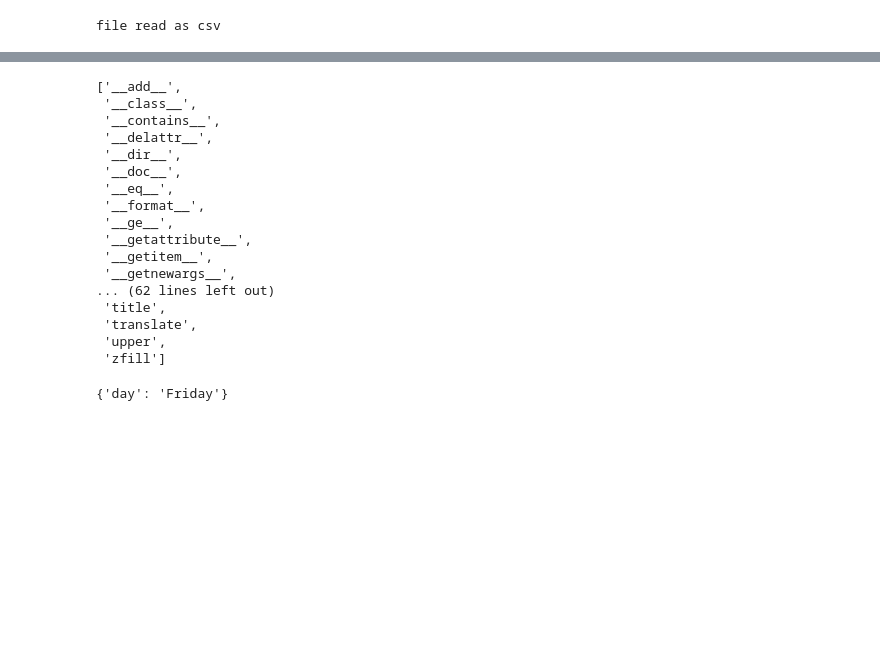
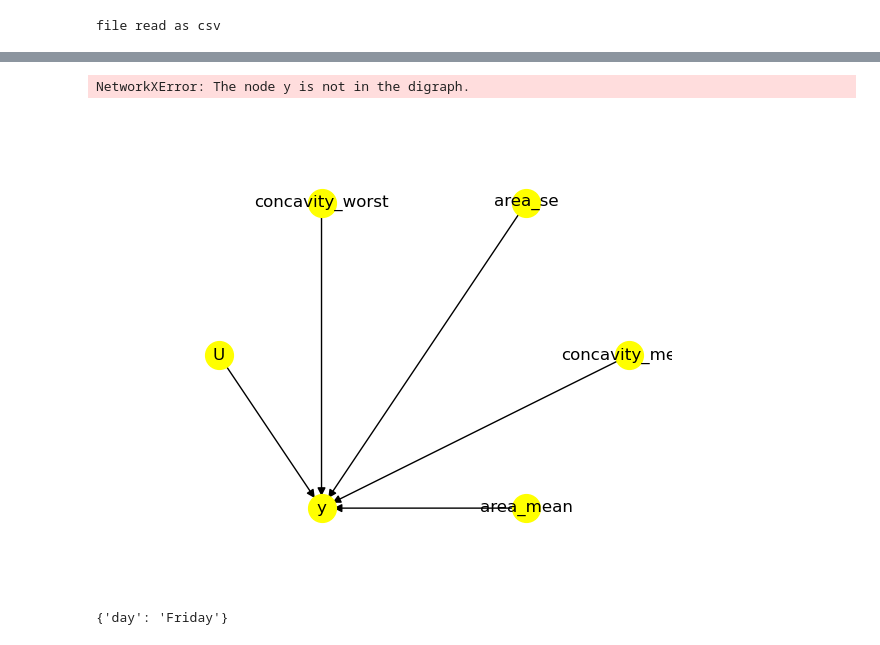
Before and after one commit to Casualty-Challenge/Breast_Cancer_Causality_Inference, a Jupyter notebook: notebooks/causalInference.ipynb, the cells around one changed output, grey strips where cells are left out. Cells and saved outputs as stored; diff of their text form; code cells hidden in the pictures; blank space fills up the shorter version.

```diff
--- a/notebooks/causalInference.ipynb
+++ b/notebooks/causalInference.ipynb
@@ -49,0 +47,2 @@ model = CausalModel(
+# %%
+d["dot_graph"] = 'digraph { U[label="Unobserved Confounders"];area_mean->Diagnosis;concavity_mean->Diagnosis;area_se->Diagnosis;concavity_worst->Diagnosis;}'
@@ -74,6 +93,5 @@ ds.linear_dataset(beta=5,
-# %%
-d["common_causes_names"] = ["area_mean", "concavity_mean", "area_se", "concavity_worst",
-       "symmetry_worst"]
+# %%
+d['outcome_name'] = 'Diagnosis'
 # %%
 d["dot_graph"]
 # %% [output]
@@ -81,23 +99,18 @@ d["dot_graph"]
-# %%
-dir(d["dot_graph"])
-# %% [output]
-['__add__',
- '__class__',
- '__contains__',
- '__delattr__',
- '__dir__',
- '__doc__',
- '__eq__',
- '__format__',
- '__ge__',
- '__getattribute__',
- '__getitem__',
- '__getnewargs__',
-... (62 lines left out)
- 'title',
- 'translate',
- 'upper',
- 'zfill']
+# %%
+model = CausalModel(
+    data = df,
+    treatment = treatment_name,
+    outcome = outcome_name,
+    graph = d["dot_graph"]
+)
+# %% [output]
+NetworkXError: The node y is not in the digraph.
+# %%
+model.view_model(layout = "dot_graph")
+from IPython.display import Image, display
+display(Image(filename = "causal_model.png"))
+# %% [output]
+[figure, added]
 # %%
 import networkx as nx
 # %%
```
Also changed, not shown: parts of 12 cells of this notebook, 1 other file.
